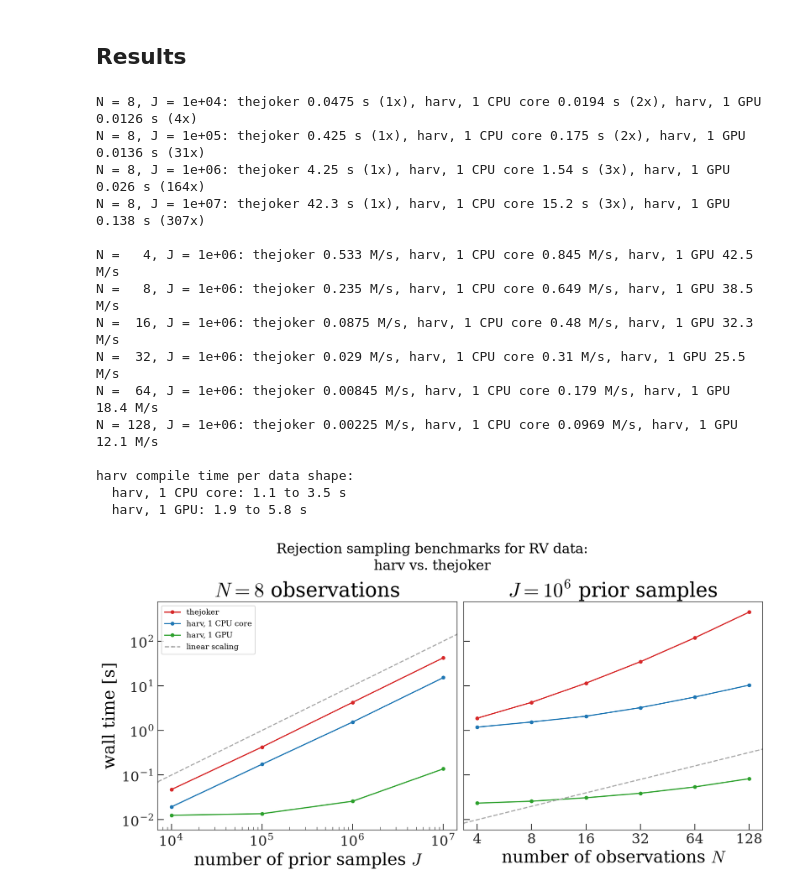
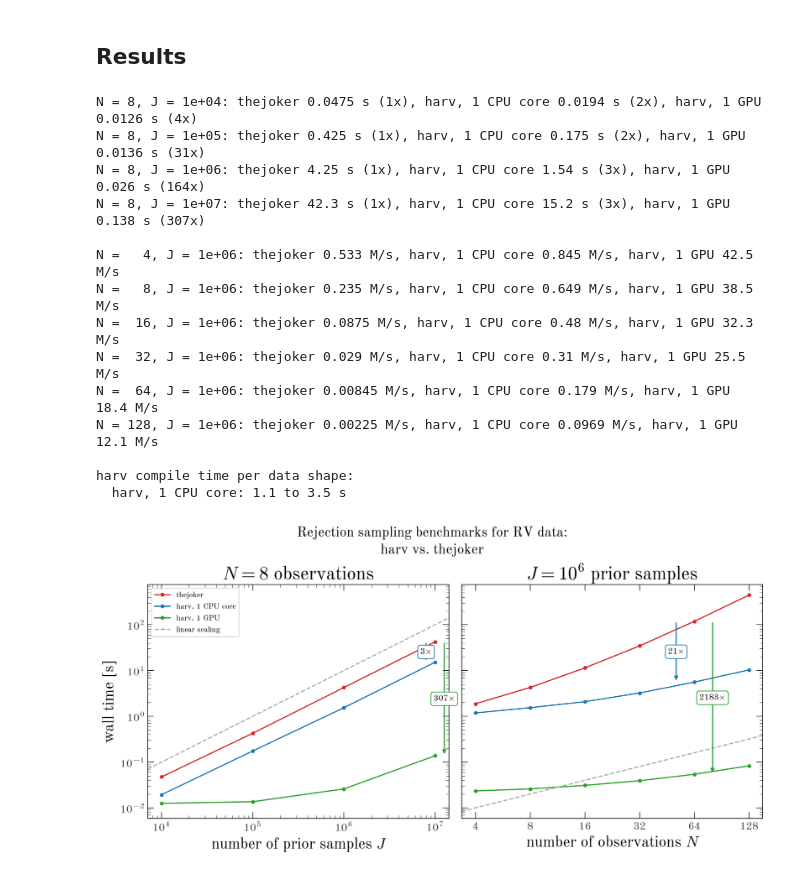
Before and after one commit to adrn/harv-paper, a Jupyter notebook: scripts/benchmarks-thejoker.ipynb, the cells around one changed output. Drawn from its saved outputs; the diff is of its cells as text; code cells hidden in the pictures.

```diff
--- a/scripts/benchmarks-thejoker.ipynb
+++ b/scripts/benchmarks-thejoker.ipynb
@@ -209,9 +222,8 @@ def time_call(f, *args, repeats=3, **kwargs):
     return times[0], float(np.median(times[1:]))
 
 
-devices = {"harv, 1 CPU core": jax.devices("cpu")[0]}
-if jax.default_backend() == "gpu":
-    devices["harv, 1 GPU"] = jax.devices()[0]
+# One device per process (see the top of the notebook):
+devices = {"harv, 1 GPU" if backend == "gpu" else "harv, 1 CPU core": jax.devices()[0]}
 J_max = max(J_VALUES)
 # %% [markdown]
 Generating the prior libraries (one-off costs). Drawing $10^7$ samples with The Joker
@@ -298,9 +314,18 @@ for n_obs in N_VALUES:
     )
 
 print("\nharv compile time per data shape:")
-for name in devices:
-    sub = results[results["code"] == name]
-    print(f"  {name}: {sub['compile'].min():.1f} to {sub['compile'].max():.1f} s")
+for name in codes:
+    if name != "thejoker":
+        sub = results[results["code"] == name]
+        print(f"  {name}: {sub['compile'].min():.1f} to {sub['compile'].max():.1f} s")
+
+print("\nPrior library generation (first call, including compilation):")
+for name, (J, t) in t_lib.items():
+    print(f"  {name}: {t:.2f} s for J = {J:.0e}, {1e6 * t / J:.3g} s per 10^6 samples")
+
+print("\nEvidence check (CPU run):")
+for name, (lnZ, err) in evidence.items():
+    print(f"  {name}: ln Z = {lnZ:.4f} +/- {err:.4f}")
 # %% [output]
 N = 8, J = 1e+04: thejoker 0.0475 s (1x), harv, 1 CPU core 0.0194 s (2x), harv, 1 GPU 0.0126 s (4x)
 N = 8, J = 1e+05: thejoker 0.425 s (1x), harv, 1 CPU core 0.175 s (2x), harv, 1 GPU 0.0136 s (31x)
@@ -316,7 +341,6 @@ N = 128, J = 1e+06: thejoker 0.00225 M/s, harv, 1 CPU core 0.0969 M/s, harv, 1 G
 
 harv compile time per data shape:
   harv, 1 CPU core: 1.1 to 3.5 s
-  harv, 1 GPU: 1.9 to 5.8 s
 # %%
 colors = {
     "thejoker": "tab:red",
@@ -332,32 +356,67 @@ for code in codes:
     axes[0].plot(sub["J"], sub["warm"], marker="o", color=colors[code], label=code)
 
     sub = results[(results["code"] == code) & (results["J"] == J_FIXED)]
     sub = sub[np.argsort(sub["N"])]
     axes[1].plot(sub["N"], sub["warm"], marker="o", color=colors[code], label=code)
 
 axes[0].axline(
     (1e4, 1e-1), slope=1.0, color="#aaaaaa", linestyle="--", label="linear scaling"
 )
 axes[1].axline(
     (4, 1e-2), slope=1.0, color="#aaaaaa", linestyle="--", label="linear scaling"
 )
 
+
+def speedup_arrows(ax, sel, x):
+    """Arrows at x from The Joker's time down to each harv time, labeled with the speed-up.
+
+    `sel` selects one cell of the grid. The arrows share one vertical line, so each label
+    sits on the part of the line between the previous arrow tip and its own tip.
+    """
+    t_tj = results["warm"][sel & (results["code"] == "thejoker")][0]
+    harv = [
+        (code, results["warm"][sel & (results["code"] == code)][0]) for code in codes
+    ]
+    harv = sorted((c for c in harv if c[0] != "thejoker"), key=lambda c: -c[1])
+    # Longest arrow first, so that the shorter ones are drawn on top of it:
+    for code, t in harv[::-1]:
+        arrow = {"arrowstyle": "-|>", "color": colors[code], "lw": 1.5}
+        ax.annotate("", xy=(x, t), xytext=(x, t_tj), arrowprops=arrow)
+    t_top = t_tj
+    for code, t in harv:
+        ax.text(
+            x,
+            np.sqrt(t * t_top),
+            rf"{t_tj / t:.0f}$\times$",
+            ha="center",
+            va="center",
+            fontsize=11,
+            bbox={"boxstyle": "round,pad=0.3", "fc": "white", "ec": colors[code]},
+        )
+        t_top = t
+
+
+J_arrow, N_arrow = max(J_VALUES), 64
+speedup_arrows(axes[0], (results["N"] == N_FIXED) & (results["J"] == J_arrow), J_arrow)
+speedup_arrows(axes[1], (results["J"] == J_FIXED) & (results["N"] == N_arrow), N_arrow)
+
 axes[0].set_xlabel("number of prior samples $J$")
 axes[0].set_ylabel("wall time [s]")
 axes[0].set_title(f"$N = {N_FIXED}$ observations")
 axes[1].set_xlabel("number of observations $N$")
 axes[1].set_title(f"$J = 10^{{{np.log10(J_FIXED):.0f}}}$ prior samples")
 for ax in axes:
     ax.set_xscale("log")
     ax.set_yscale("log")
 axes[1].set_xticks(N_VALUES, [str(n) for n in N_VALUES])
-axes[1].minorticks_off()
+# Not minorticks_off(), which would also remove the minor ticks of the shared y-axis:
+axes[1].xaxis.set_minor_locator(plt.NullLocator())
 axes[0].legend(loc="upper left")
 
 fig.suptitle(
     "Rejection sampling benchmarks for RV data:\nharv vs. thejoker", fontsize=18
 )
 
 fig.savefig(figure_path / "bench-thejoker.pdf")
 # %% [output]
-[figure, old version]
+[figure, new version]
```
Also changed, not shown: parts of 6 cells of this notebook.
